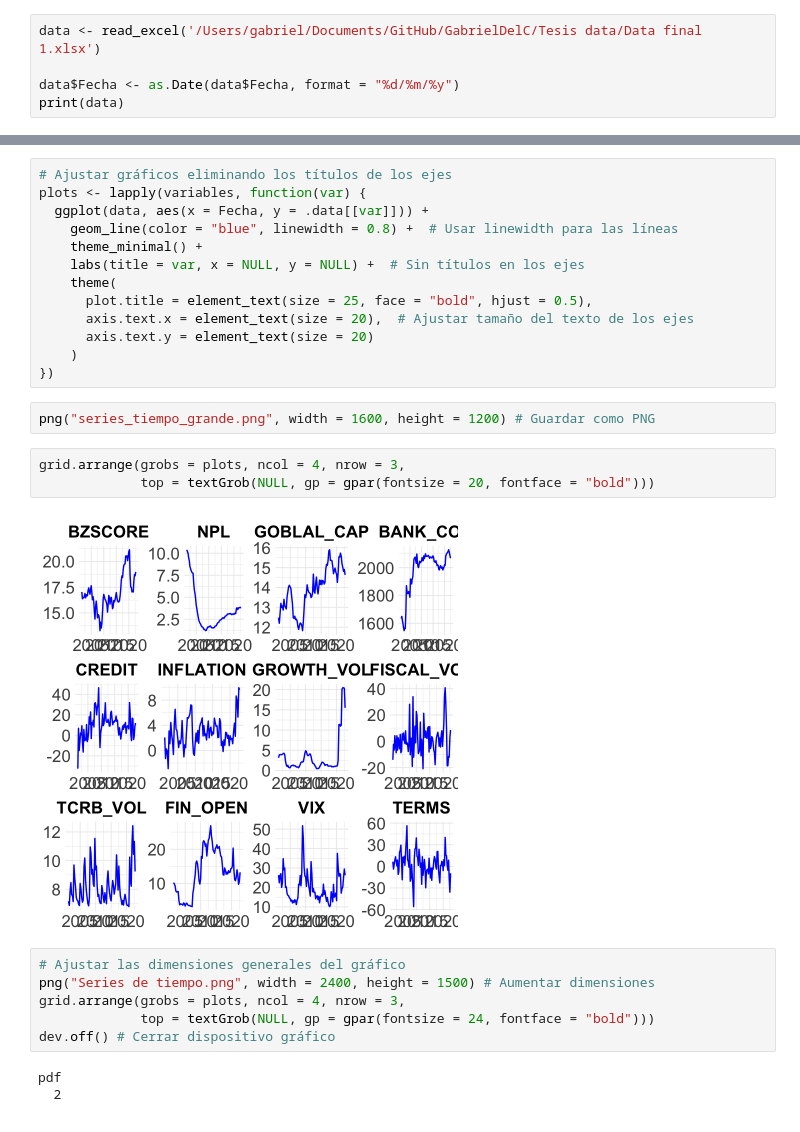
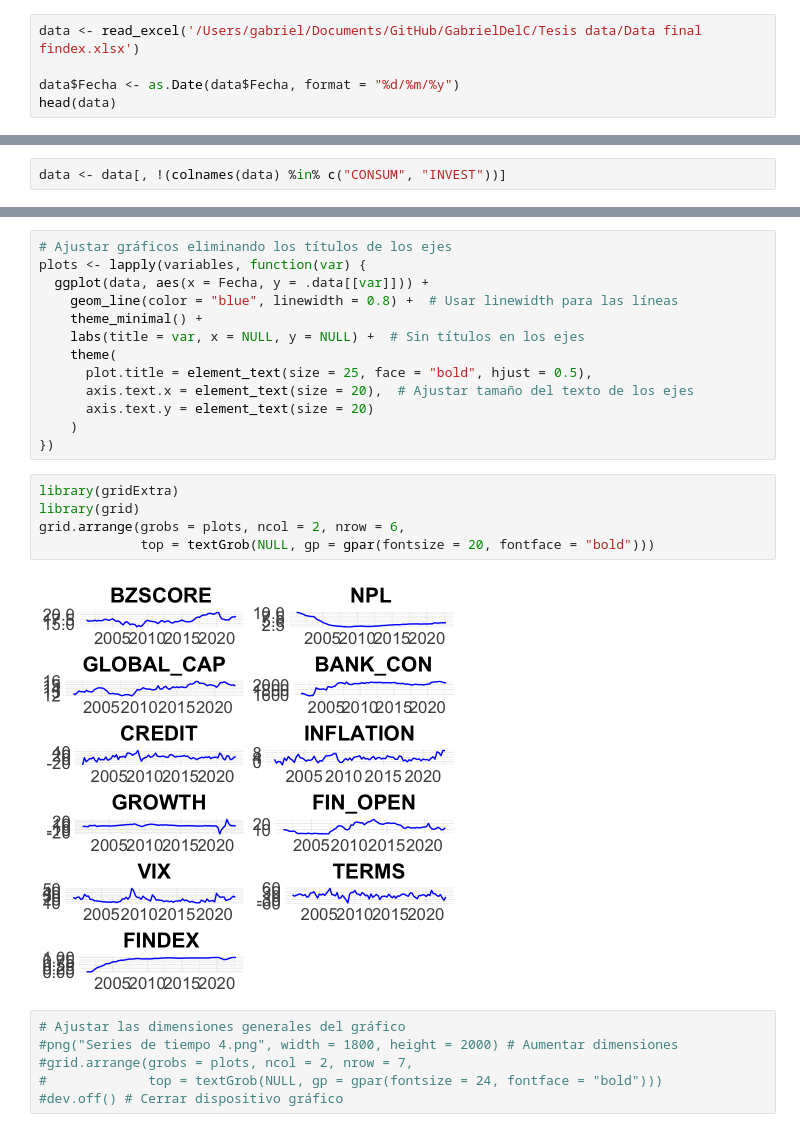
Before and after one commit to GabrielDelCarpio/Tesis-paper, a Jupyter notebook: Tesis data/Estadística descriptiva.ipynb, the cells around one changed output, grey strips where cells are left out. Saved outputs shown, nothing was run; the diff lists cells and outputs as text.

```diff
--- a/Tesis data/Estadística descriptiva.ipynb
+++ b/Tesis data/Estadística descriptiva.ipynb
@@ -6,8 +6,8 @@ library(reshape2)
 library(readr)
 library(readxl)
 # %%
-data <- read_excel('/Users/gabriel/Documents/GitHub/GabrielDelC/Tesis data/Data final 1.xlsx')
+data <- read_excel('/Users/gabriel/Documents/GitHub/GabrielDelC/Tesis data/Data final findex.xlsx')
 
 data$Fecha <- as.Date(data$Fecha, format = "%d/%m/%y")
-print(data)
+head(data)
 # %% [output]
@@ -30,3 +23,5 @@ print(data)
+# %%
+data <- data[, !(colnames(data) %in% c("CONSUM", "INVEST"))]
 # %%
 # Excluir la columna no numérica (Fecha) y convertir el resto a numérico si es necesario
 numeric_data <- data[sapply(data, is.numeric)]
@@ -120,19 +88,16 @@ plots <- lapply(variables, function(var) {
       axis.text.y = element_text(size = 20)
     )
 })
-# %%
-png("series_tiempo_grande.png", width = 1600, height = 1200) # Guardar como PNG
 # %%
-grid.arrange(grobs = plots, ncol = 4, nrow = 3,
+library(gridExtra)
+library(grid)
+grid.arrange(grobs = plots, ncol = 2, nrow = 6,
              top = textGrob(NULL, gp = gpar(fontsize = 20, fontface = "bold")))
 # %% [output]
-[figure, old version]
+[figure, new version]
 # %%
 # Ajustar las dimensiones generales del gráfico
-png("Series de tiempo.png", width = 2400, height = 1500) # Aumentar dimensiones
-grid.arrange(grobs = plots, ncol = 4, nrow = 3,
-             top = textGrob(NULL, gp = gpar(fontsize = 24, fontface = "bold")))
-dev.off() # Cerrar dispositivo gráfico
+#png("Series de tiempo 4.png", width = 1800, height = 2000) # Aumentar dimensiones
+#grid.arrange(grobs = plots, ncol = 2, nrow = 7,
+#             top = textGrob(NULL, gp = gpar(fontsize = 24, fontface = "bold")))
+#dev.off() # Cerrar dispositivo gráfico
-# %% [output]
-pdf
-  2
```
Also changed, not shown: parts of 21 cells of this notebook, 8 other files.
